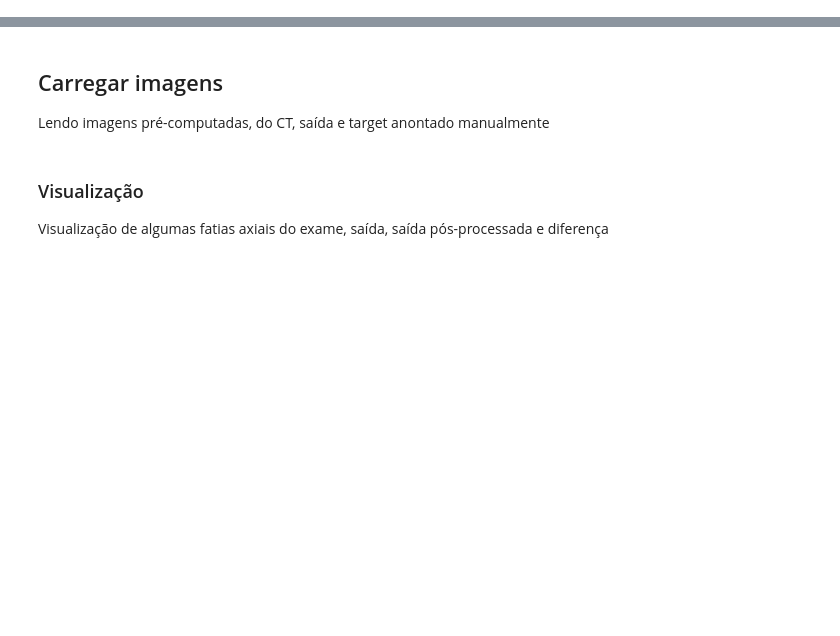
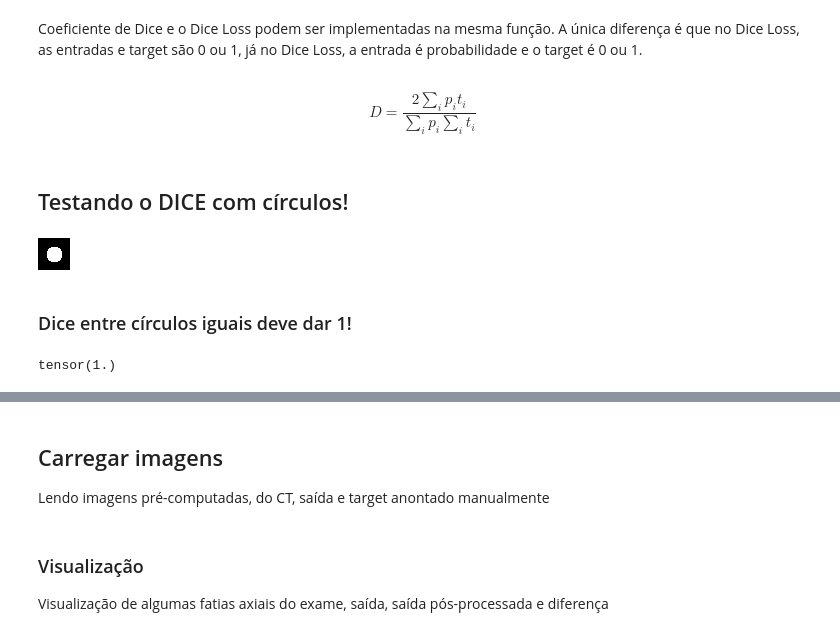
Before and after one commit to MICLab-Unicamp/minicurso_dl_medical, a Jupyter notebook: Aplicação_3_Métricas_e_Pós_processamento.ipynb, the cells around one changed output, grey strips where cells are left out. Saved outputs shown, nothing was run; the diff lists cells and outputs as text; code cells hidden in the pictures; blank space fills up the shorter version.

```diff
--- a/Aplicação_3_Métricas_e_Pós_processamento.ipynb
+++ b/Aplicação_3_Métricas_e_Pós_processamento.ipynb
@@ -51,0 +21,6 @@ options:
+# %% [markdown]
+Coeficiente de Dice e o Dice Loss podem ser implementadas na mesma função.
+A única diferença é que no Dice Loss, as entradas e target são 0 ou 1, já no
+Dice Loss, a entrada é probabilidade e o target é 0 ou 1.
+# %% [markdown]
+$$ D = \frac{2 \sum_i p_i t_i}{\sum_i p_i \sum_i t_i} $$
@@ -51,0 +86,41 @@ options:
+# %% [markdown]
+## Testando o DICE com círculos!
+# %%
+def circle(h, w, cr, cc, r):
+    """
+    Gera uma máscara circular em uma imagem de tamanho (h, w).
+
+    Parâmetros:
+    h  : altura da imagem.
+    w  : largura da imagem.
+    cr : coordenada da linha do centro do círculo.
+    cc : coordenada da coluna do centro do círculo.
+    r  : raio do círculo.
+
+    Retorna:
+    Uma máscara em formato de tensor, onde os pixels dentro do círculo têm valor 1, e os demais têm valor 0.
+    """
+
+    # Cria uma grade de coordenadas para as linhas (row) e colunas (col)
+    row, col = torch.meshgrid(torch.arange(h), torch.arange(w))
+
+    # Define o centro do círculo como um tensor com as coordenadas (cr, cc)
+    c = torch.FloatTensor([cr, cc])
+
+    # Calcula a máscara circular comparando a distância de cada ponto ao centro com o raio
+    circle = ((row - c[0])**2 + (col - c[1])**2) < r**2
+
+    # Converte a máscara para float (0.0 para fora do círculo, 1.0 dentro do círculo)
+    return circle.float()
+
+# Exemplo de uso: gera uma imagem com um círculo e a converte para uma imagem PIL
+F.to_pil_image(circle(32, 32, 16, 16, 8))
+# %% [output]
+[figure, added]
+# %% [markdown]
+### Dice entre círculos iguais deve dar 1!
+# %%
+c_target = circle(32, 32, 16, 16, 8).unsqueeze(0).unsqueeze(0)
+batch_dice(c_target, c_target)
+# %% [output]
+tensor(1.)
```
Also changed, not shown: parts of 23 cells of this notebook.
